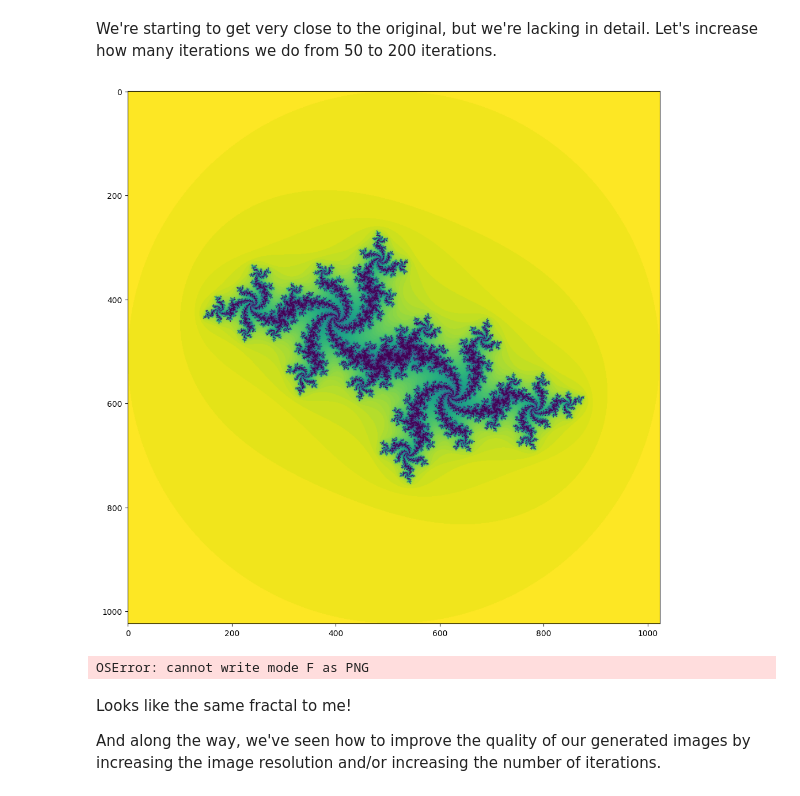
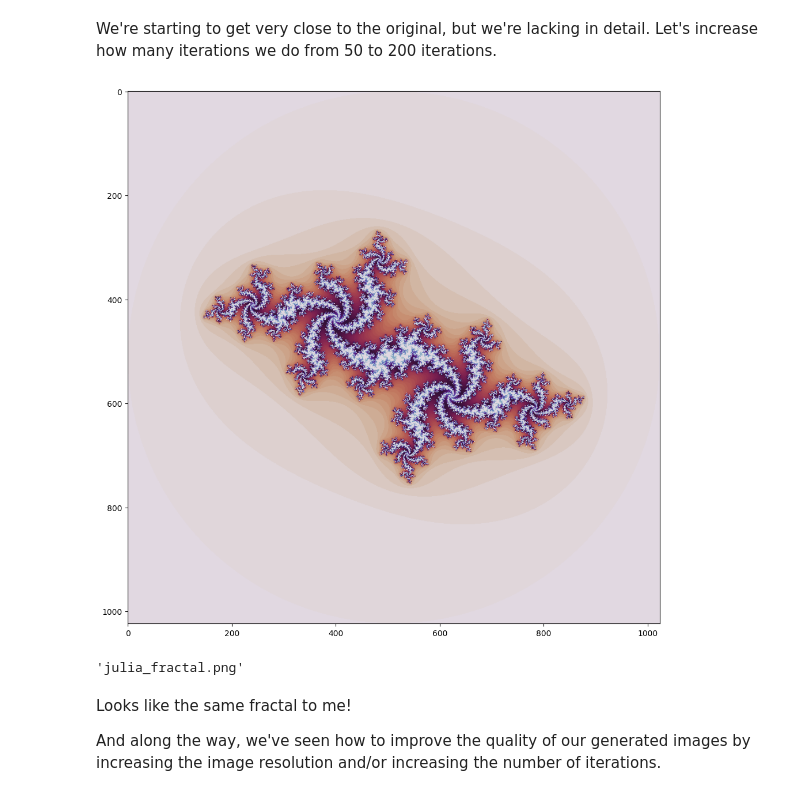
Before and after one commit to oliviasteeed/Week2-Randomness-and-Chaos, a Jupyter notebook: julia_fractals.ipynb, the cells around one changed output. Drawn from its saved outputs; the diff is of its cells as text; code cells hidden in the pictures.

```diff
--- a/julia_fractals.ipynb
+++ b/julia_fractals.ipynb
@@ -156,7 +175,7 @@ def plot_julia(julia_img, sz=16, eps=.1):
     img = -torch.log(julia_img + eps)
     img = img.cpu()
     plt.figure(figsize=(sz,sz))
-    plt.imshow(img)
+    plt.imshow(img).cmap=mpl.colormaps["twilight"]
     plt.show()
 # %%
 plot_julia(img, sz=6)
@@ -189,23 +208,23 @@ We're starting to get very close to the original, but we're lacking in detail. L
 # %%
 from PIL import Image
 
 n_iterations = 200
 
 c = [-0.54, 0.54]
 z_init = complex_plane(xrange, yrange, resolution, device)
 tensor = quadratic_method(c, z_init, n_iterations, divergence_value, device)
 plot_julia(tensor, sz=12)
 
 #change colour by showing as numpy array
 
 img = Image.fromarray(tensor.to('cpu').numpy())
 
-img.save('julia_fractal.png')
+# img.save('julia_fractal.png')
 
 display('julia_fractal.png')
 # %% [output]
-[figure, old version]
+[figure, new version]
-OSError: cannot write mode F as PNG
+'julia_fractal.png'
 # %% [markdown]
 Looks like the same fractal to me!
 
```
Also changed, not shown: parts of 21 cells of this notebook.
